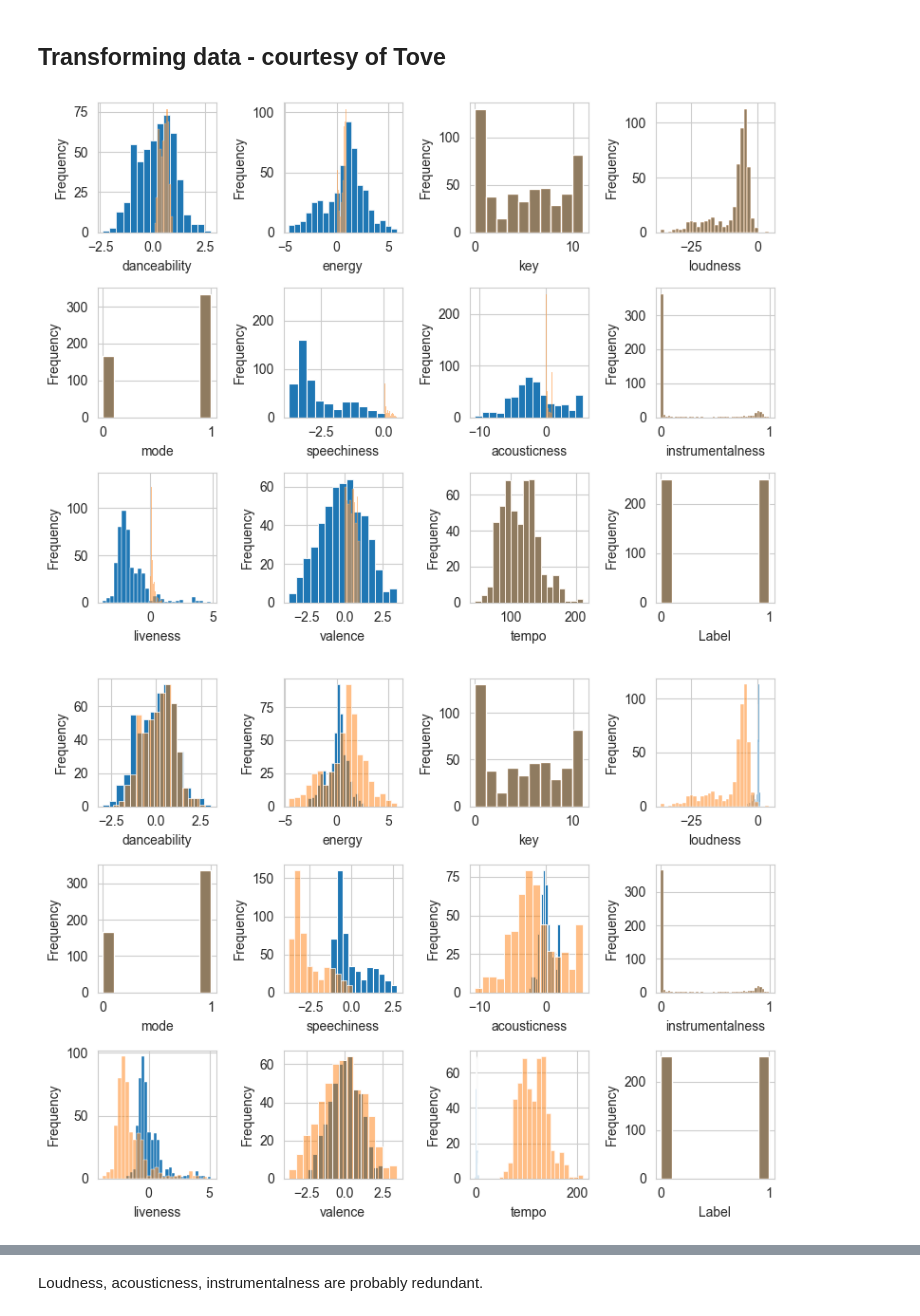
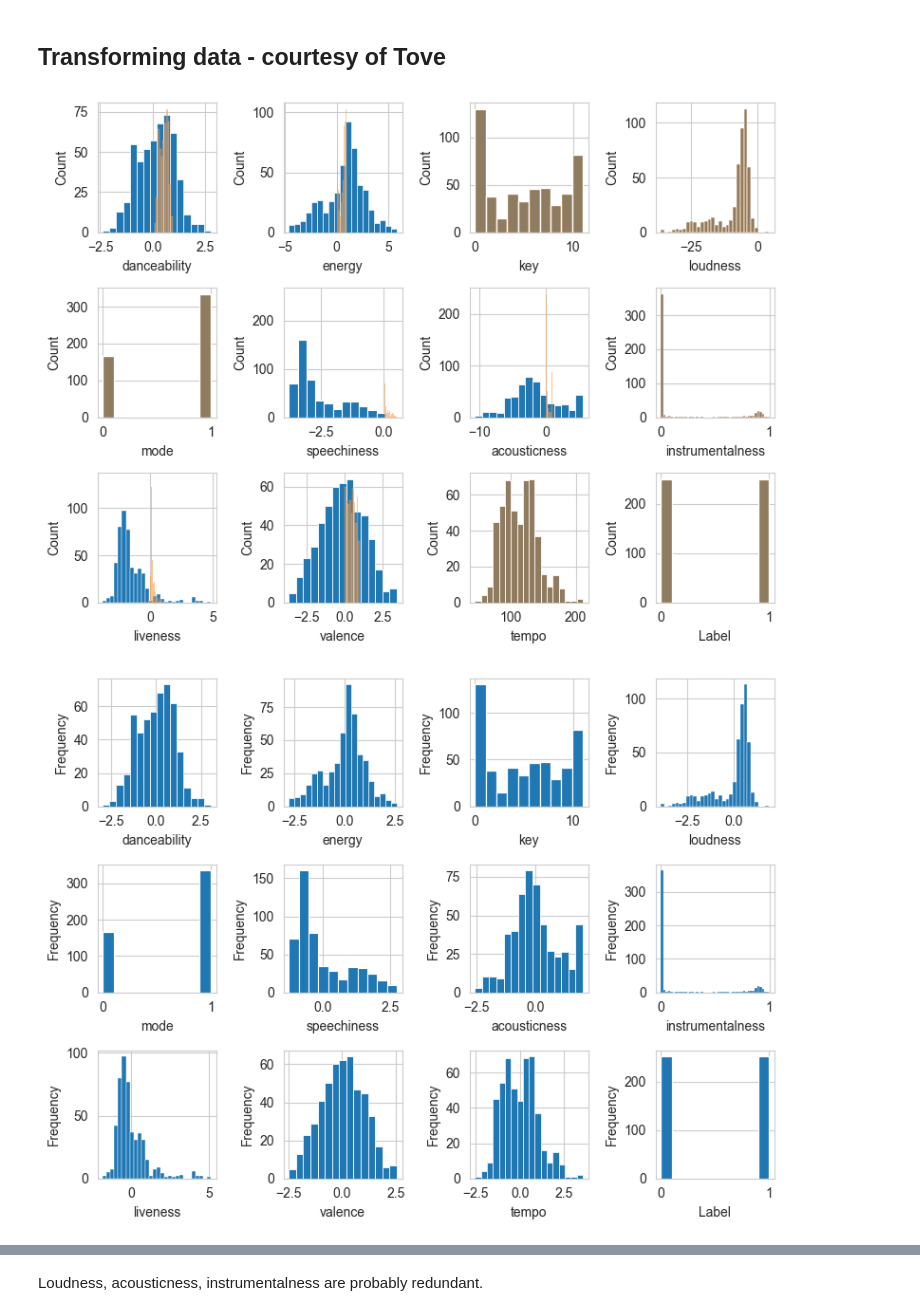
Before and after one commit to dprifer/SF2935__G007, a Jupyter notebook: SVM/SVM model.ipynb, the cells around one changed output, grey strips where cells are left out. Cells and saved outputs as stored; diff of their text form; code cells hidden in the pictures.

```diff
--- a/SVM/SVM model.ipynb
+++ b/SVM/SVM model.ipynb
@@ -51,10 +40,11 @@ fig, axes = plt.subplots(3, 4, figsize=(8, 6))
 axes = axes.flatten()
 
 for i, col in enumerate(data.columns):
-    sns.histplot(data[col], kde=True, ax=axes[i])
+    sns.histplot(data[col], kde=False, ax=axes[i])
     axes[i].set_xlabel(col)
-    axes[i].set_ylabel('Frequency')
+    axes[i].set_ylabel('Count')
 
 plt.tight_layout()
+plt.savefig('Distribution.eps', format='eps')
 plt.show()
 # %% [output]
@@ -85,12 +86,12 @@ for i, col in enumerate(data.columns):
     sns.histplot(transformed_data[col], ax=axes[i],alpha=1)
     sns.histplot(data[col], ax=axes[i], alpha=0.5)
     axes[i].set_xlabel(col)
-    axes[i].set_ylabel('Frequency')
+    axes[i].set_ylabel('Count')
 
 plt.tight_layout()
 plt.show()
 # %% [output]
-[figure, old version]
+[figure, new version]
 # %%
 #sns.pairplot(transformed_data[vars_to_transform + ["Label"]], hue = "Label", diag_kws={'fill': False})
 # %%
@@ -102,18 +103,18 @@ scaled_data[vars_to_transform + ["loudness", "tempo"]] = preprocessing.scale(
 # %%
 # Check distribution again, comparing scaled (blue) with transformed (orange)
 fig, axes = plt.subplots(3, 4, figsize=(8, 6))
 axes = axes.flatten()
 
 for i, col in enumerate(scaled_data.columns):
     sns.histplot(scaled_data[col], ax=axes[i],alpha=1)
-    sns.histplot(transformed_data[col], ax=axes[i], alpha=0.5)
+    #sns.histplot(transformed_data[col], ax=axes[i], alpha=0.5)
     axes[i].set_xlabel(col)
     axes[i].set_ylabel('Frequency')
 
 plt.tight_layout()
 plt.show()
 # %% [output]
-[figure, old version]
+[figure, new version]
 # %%
 all_predictors = scaled_data.drop([] + ["Label"], axis=1)
 response = scaled_data["Label"]
```
Also changed, not shown: parts of 10 cells of this notebook, 2 other files.
